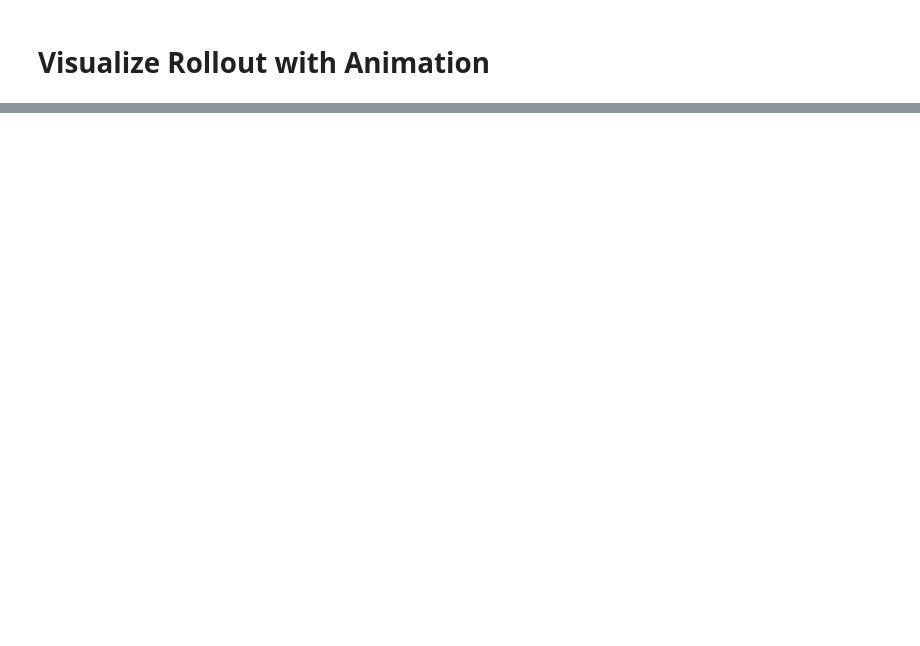
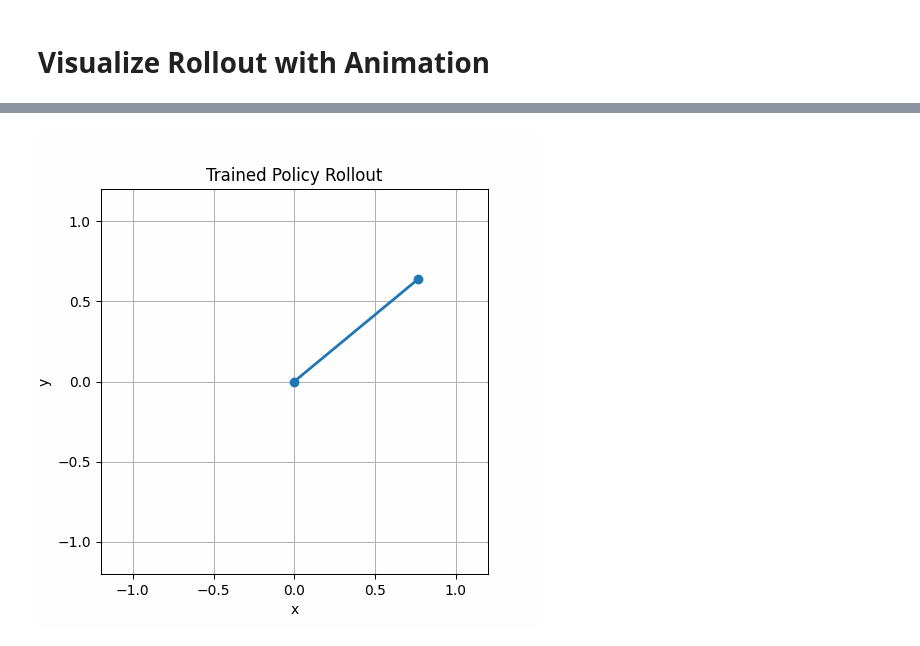
Before and after one commit to ScottFortune/inverted-pendulum-es, a Jupyter notebook: notebooks/02_es_walkthrough.ipynb, the cells around one changed output, grey strips where cells are left out. Saved outputs shown, nothing was run; the diff lists cells and outputs as text; code cells hidden in the pictures; blank space fills up the shorter version.

```diff
--- a/notebooks/02_es_walkthrough.ipynb
+++ b/notebooks/02_es_walkthrough.ipynb
@@ -205,0 +272,57 @@ Image(filename=gif_path)
+# %%
+import matplotlib.pyplot as plt
+import matplotlib.animation as animation
+from IPython.display import Image
+import os
+
+# Run rollout and record states
+states = []
+state = env.reset()
+for _ in range(200):
+    action = policy.get_action(state)
+    state, _, _ = env.step(action)
+    states.append(state)
+
+states = np.array(states)
+angles = states[:, 0]
+
+# Compute pendulum tip coordinates
+L = env.L
+x = L * np.sin(angles)
+y = L * np.cos(angles)
+
+# Set up animation figure
+fig, ax = plt.subplots(figsize=(5, 5))
+ax.set_xlim(-L - 0.2, L + 0.2)
+ax.set_ylim(-L - 0.2, L + 0.2)
+ax.set_xlabel("x")
+ax.set_ylabel("y")
+ax.set_title("Trained Policy Rollout")
+ax.grid(True)
+line, = ax.plot([], [], 'o-', lw=2)
+
+def init():
+    line.set_data([], [])
+    return line,
+
+def update(i):
+    line.set_data([0, x[i]], [0, y[i]])
+    return line,
+
+ani = animation.FuncAnimation(
+    fig, update, frames=len(x), init_func=init,
+    interval=30, blit=True
+)
+
+# Ensure output directory exists
+os.makedirs("../figs", exist_ok=True)
+
+# Save and display the GIF
+gif_path = "../figs/improved_mini_es_trained_policy.gif"
+ani.save(gif_path, writer="pillow", fps=30)
+plt.close()
+
+# Load GIF
+Image(filename=gif_path)
+# %% [output]
+[figure, added]
```
Also changed, not shown: parts of 12 cells of this notebook.
